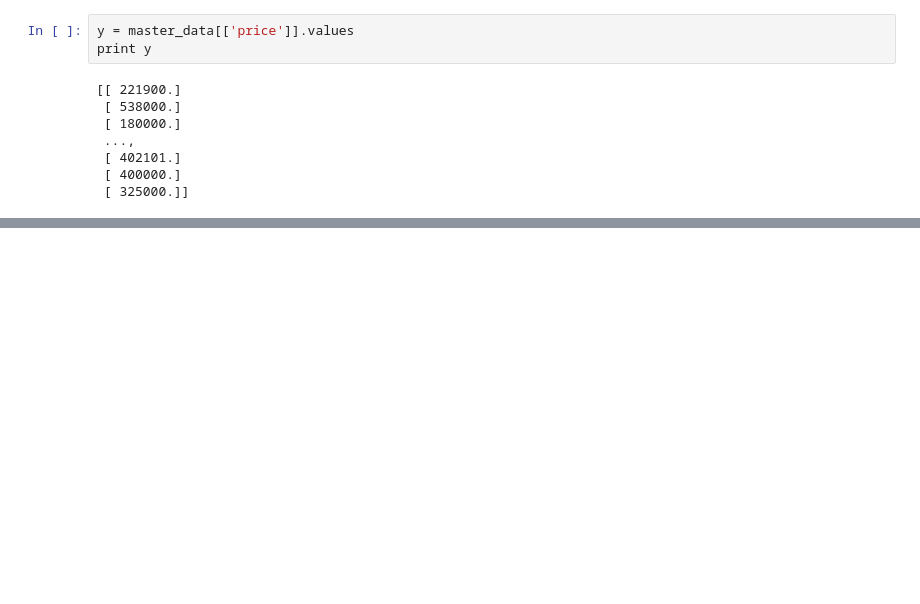
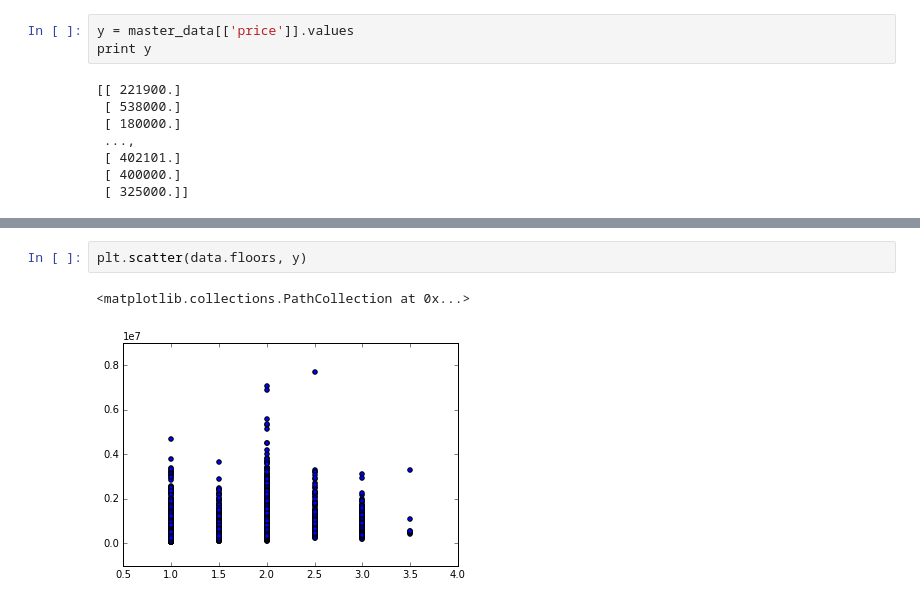
Before and after one commit to leonpalafox/MLClass, a Jupyter notebook: Chapter3Regression/House Prices Analysis.ipynb, the cells around one changed output, grey strips where cells are left out. Saved outputs shown, nothing was run; the diff lists cells and outputs as text; blank space fills up the shorter version.

```diff
--- a/Chapter3Regression/House Prices Analysis.ipynb
+++ b/Chapter3Regression/House Prices Analysis.ipynb
@@ -53,0 +64,5 @@ print y
+# %%
+plt.scatter(data.floors, y)
+# %% [output]
+<matplotlib.collections.PathCollection at 0x...>
+[figure, added]
```
Also changed, not shown: parts of 6 cells of this notebook, 1 other file.
